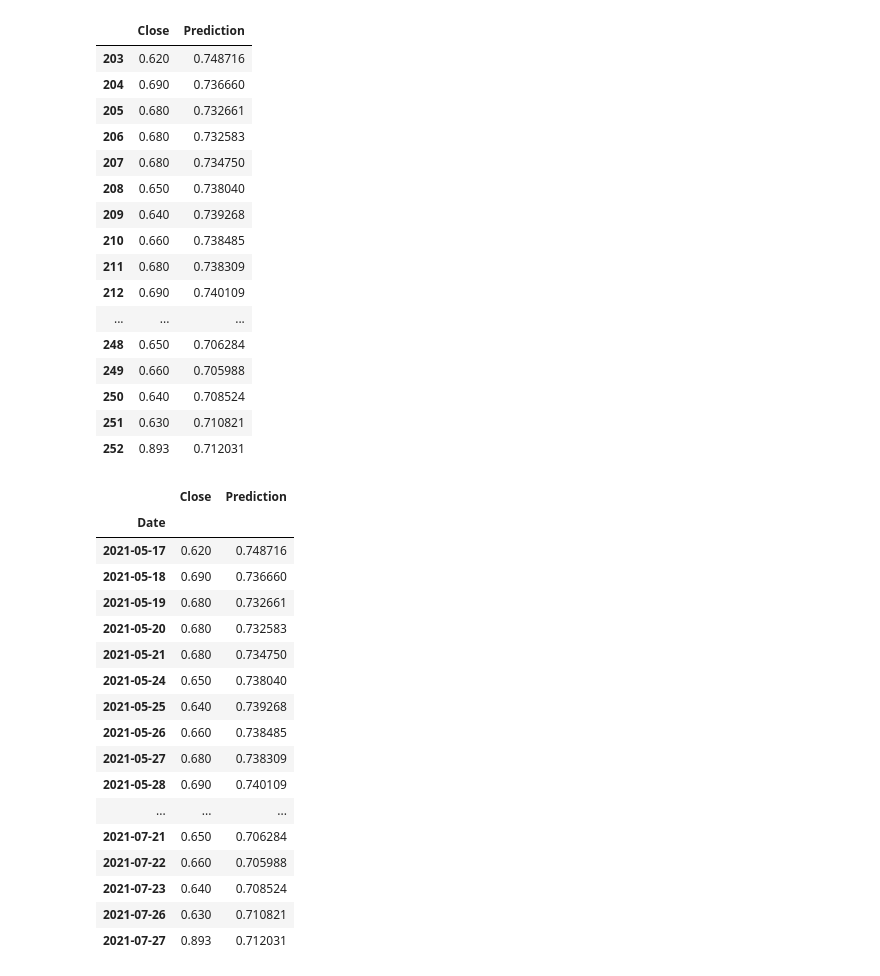
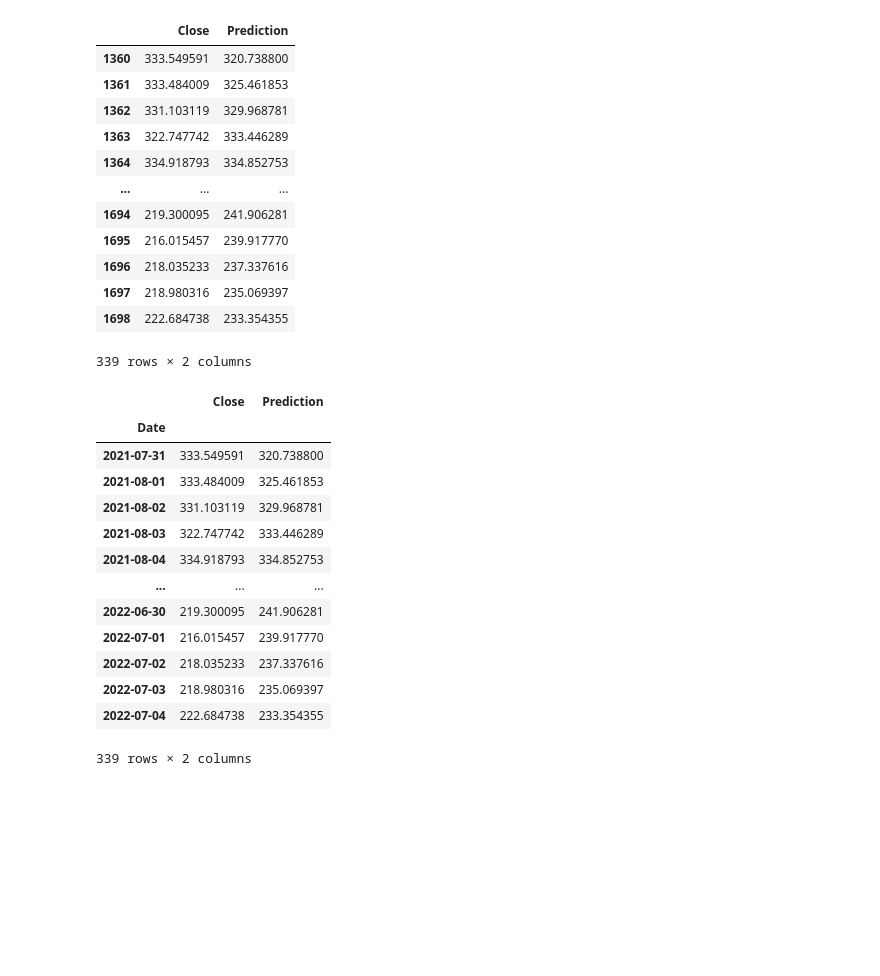
Before and after one commit to quochiep99/machine-learning-stock-price-prediction, a Jupyter notebook: model/LSTM.ipynb, the cells around one changed output. Saved outputs shown, nothing was run; the diff lists cells and outputs as text; code cells hidden in the pictures; blank space fills up the shorter version.

```diff
--- a/model/LSTM.ipynb
+++ b/model/LSTM.ipynb
@@ -31,3 +13,12 @@ df
+# %%
+main_company = 'BNB-USD'
+
+start = datetime(2010, 1, 1)
+
+df = web.DataReader(main_company, 'yahoo', start)
+df['Date']=df.index
+
+df=df.reset_index(drop=True)
 # %%
 # get the number of rows and columns in the data set
 df.shape
@@ -186,45 +167,37 @@ See the caveats in the documentation: https://pandas.pydata.org/pandas-docs/stab
 valid
 # %% [output]
 |  | Close | Prediction |
-| 203 | 0.620 | 0.748716 |
-| 204 | 0.690 | 0.736660 |
-| 205 | 0.680 | 0.732661 |
-| 206 | 0.680 | 0.732583 |
-| 207 | 0.680 | 0.734750 |
-| 208 | 0.650 | 0.738040 |
-| 209 | 0.640 | 0.739268 |
-| 210 | 0.660 | 0.738485 |
-| 211 | 0.680 | 0.738309 |
-| 212 | 0.690 | 0.740109 |
+| 1360 | 333.549591 | 320.738800 |
+| 1361 | 333.484009 | 325.461853 |
+| 1362 | 331.103119 | 329.968781 |
+| 1363 | 322.747742 | 333.446289 |
+| 1364 | 334.918793 | 334.852753 |
 | ... | ... | ... |
-| 248 | 0.650 | 0.706284 |
-| 249 | 0.660 | 0.705988 |
-| 250 | 0.640 | 0.708524 |
-| 251 | 0.630 | 0.710821 |
-| 252 | 0.893 | 0.712031 |
+| 1694 | 219.300095 | 241.906281 |
+| 1695 | 216.015457 | 239.917770 |
+| 1696 | 218.035233 | 237.337616 |
+| 1697 | 218.980316 | 235.069397 |
+| 1698 | 222.684738 | 233.354355 |
+339 rows × 2 columns
 # %%
 valid.index=pd.to_datetime(df['Date'].loc[training_data_len:].copy())
-valid.to_csv('../out/LSTM/OGEN.csv')
+valid.to_csv('../out/LSTM/BNB-USD.csv')
 valid
 # %% [output]
 |  | Close | Prediction |
 | Date |  |  |
-| 2021-05-17 | 0.620 | 0.748716 |
-| 2021-05-18 | 0.690 | 0.736660 |
-| 2021-05-19 | 0.680 | 0.732661 |
-| 2021-05-20 | 0.680 | 0.732583 |
-| 2021-05-21 | 0.680 | 0.734750 |
-| 2021-05-24 | 0.650 | 0.738040 |
-| 2021-05-25 | 0.640 | 0.739268 |
-| 2021-05-26 | 0.660 | 0.738485 |
-| 2021-05-27 | 0.680 | 0.738309 |
-| 2021-05-28 | 0.690 | 0.740109 |
+| 2021-07-31 | 333.549591 | 320.738800 |
+| 2021-08-01 | 333.484009 | 325.461853 |
+| 2021-08-02 | 331.103119 | 329.968781 |
+| 2021-08-03 | 322.747742 | 333.446289 |
+| 2021-08-04 | 334.918793 | 334.852753 |
 | ... | ... | ... |
-| 2021-07-21 | 0.650 | 0.706284 |
-| 2021-07-22 | 0.660 | 0.705988 |
-| 2021-07-23 | 0.640 | 0.708524 |
-| 2021-07-26 | 0.630 | 0.710821 |
-| 2021-07-27 | 0.893 | 0.712031 |
+| 2022-06-30 | 219.300095 | 241.906281 |
+| 2022-07-01 | 216.015457 | 239.917770 |
+| 2022-07-02 | 218.035233 | 237.337616 |
+| 2022-07-03 | 218.980316 | 235.069397 |
+| 2022-07-04 | 222.684738 | 233.354355 |
+339 rows × 2 columns
 # %%
 temp = df['Date'].loc[training_data_len:]
 print(temp)
```
Also changed, not shown: parts of 14 cells of this notebook, 4 other files.
